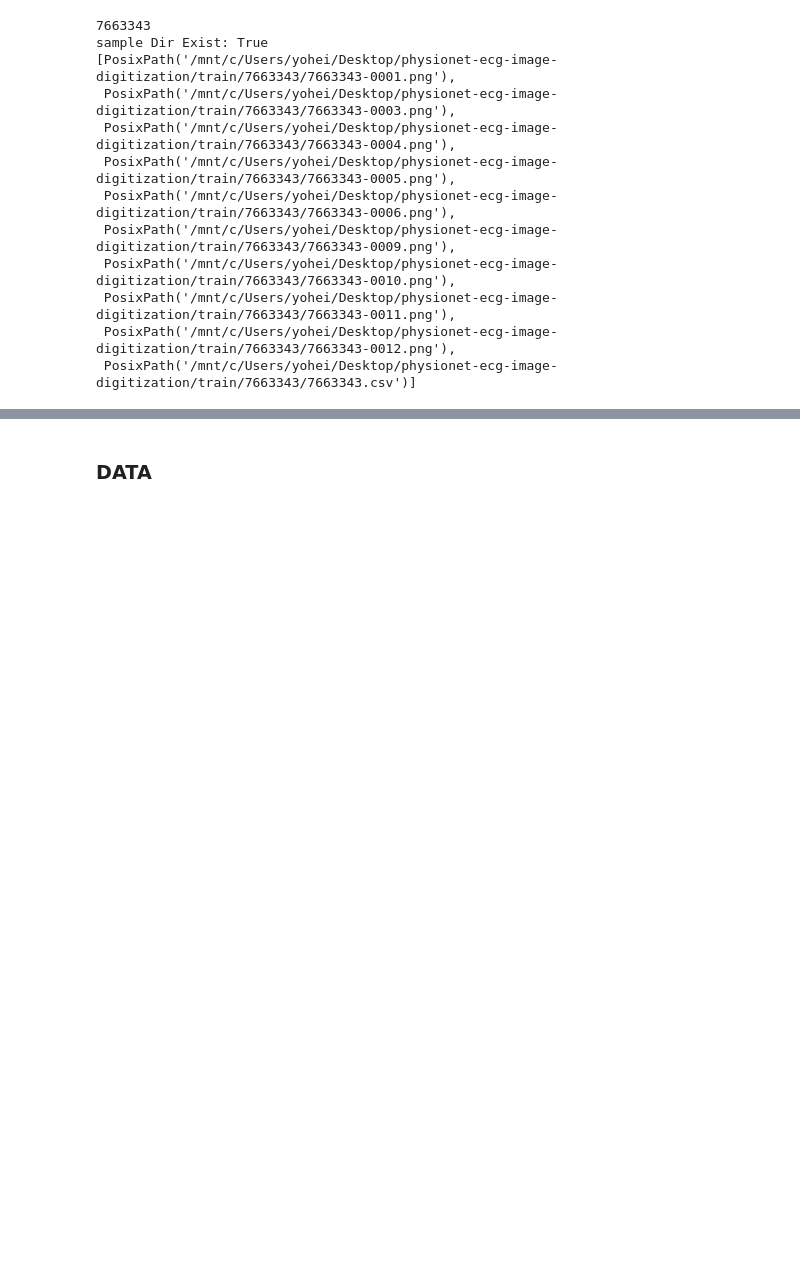
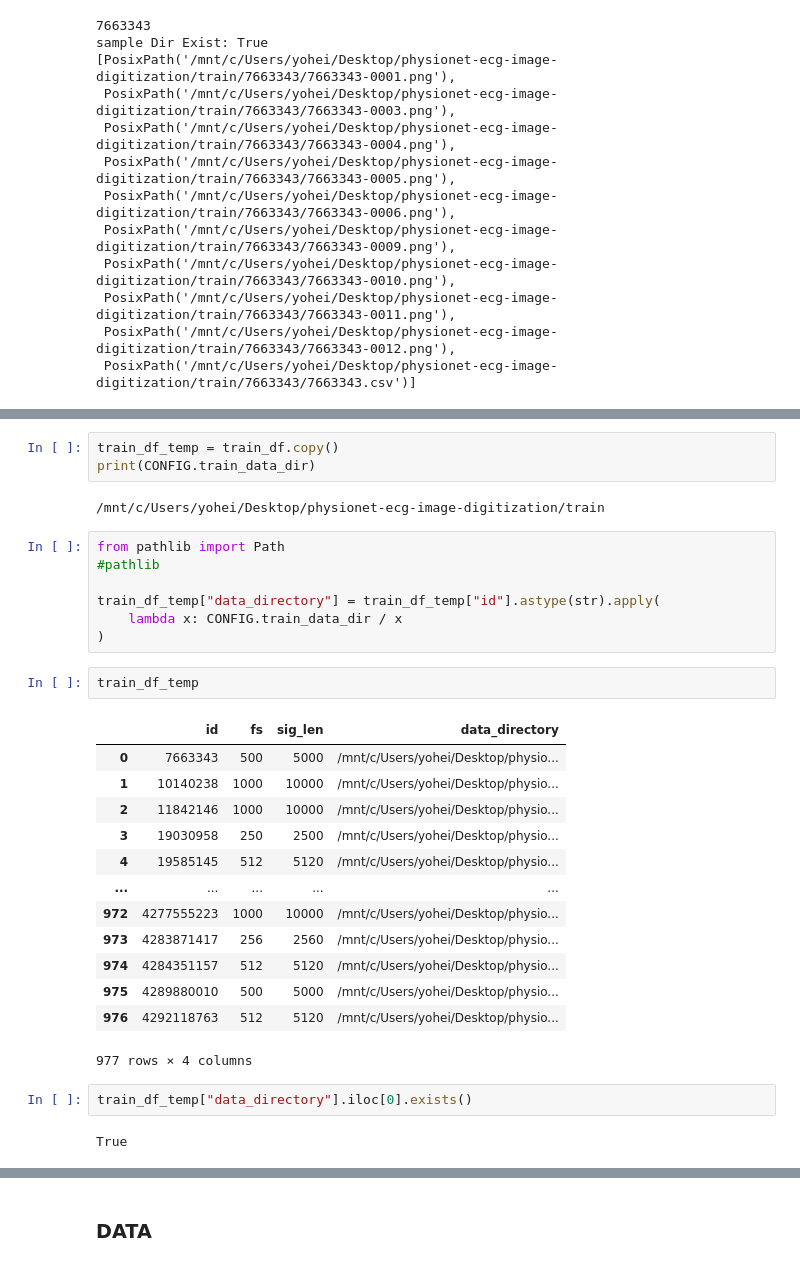
Before and after one commit to yohehe/ECG-Analysis, a Jupyter notebook: notebooks/03_DataLoderAndSampleModel.ipynb, the cells around one changed output, grey strips where cells are left out. Cells and saved outputs as stored; diff of their text form; blank space fills up the shorter version.

```diff
--- a/notebooks/03_DataLoderAndSampleModel.ipynb
+++ b/notebooks/03_DataLoderAndSampleModel.ipynb
@@ -137,0 +155,32 @@ sample Dir Exist: True
+# %%
+train_df_temp = train_df.copy()
+print(CONFIG.train_data_dir)
+# %% [output]
+/mnt/c/Users/yohei/Desktop/physionet-ecg-image-digitization/train
+# %%
+from pathlib import Path
+#pathlib
+
+train_df_temp["data_directory"] = train_df_temp["id"].astype(str).apply(
+    lambda x: CONFIG.train_data_dir / x
+)
+# %%
+train_df_temp
+# %% [output]
+|  | id | fs | sig_len | data_directory |
+| 0 | 7663343 | 500 | 5000 | /mnt/c/Users/yohei/Desktop/physio... |
+| 1 | 10140238 | 1000 | 10000 | /mnt/c/Users/yohei/Desktop/physio... |
+| 2 | 11842146 | 1000 | 10000 | /mnt/c/Users/yohei/Desktop/physio... |
+| 3 | 19030958 | 250 | 2500 | /mnt/c/Users/yohei/Desktop/physio... |
+| 4 | 19585145 | 512 | 5120 | /mnt/c/Users/yohei/Desktop/physio... |
+| ... | ... | ... | ... | ... |
+| 972 | 4277555223 | 1000 | 10000 | /mnt/c/Users/yohei/Desktop/physio... |
+| 973 | 4283871417 | 256 | 2560 | /mnt/c/Users/yohei/Desktop/physio... |
+| 974 | 4284351157 | 512 | 5120 | /mnt/c/Users/yohei/Desktop/physio... |
+| 975 | 4289880010 | 500 | 5000 | /mnt/c/Users/yohei/Desktop/physio... |
+| 976 | 4292118763 | 512 | 5120 | /mnt/c/Users/yohei/Desktop/physio... |
+977 rows × 4 columns
+# %%
+train_df_temp["data_directory"].iloc[0].exists()
+# %% [output]
+True
```
Also changed, not shown: parts of 23 cells of this notebook, 1 other file.
